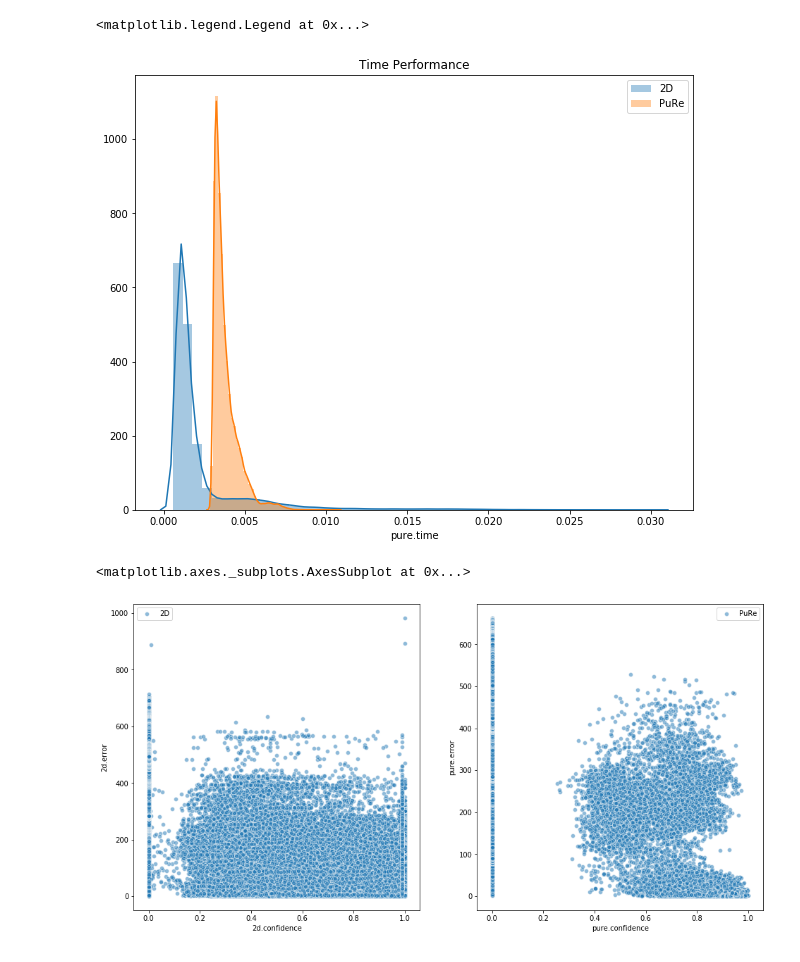
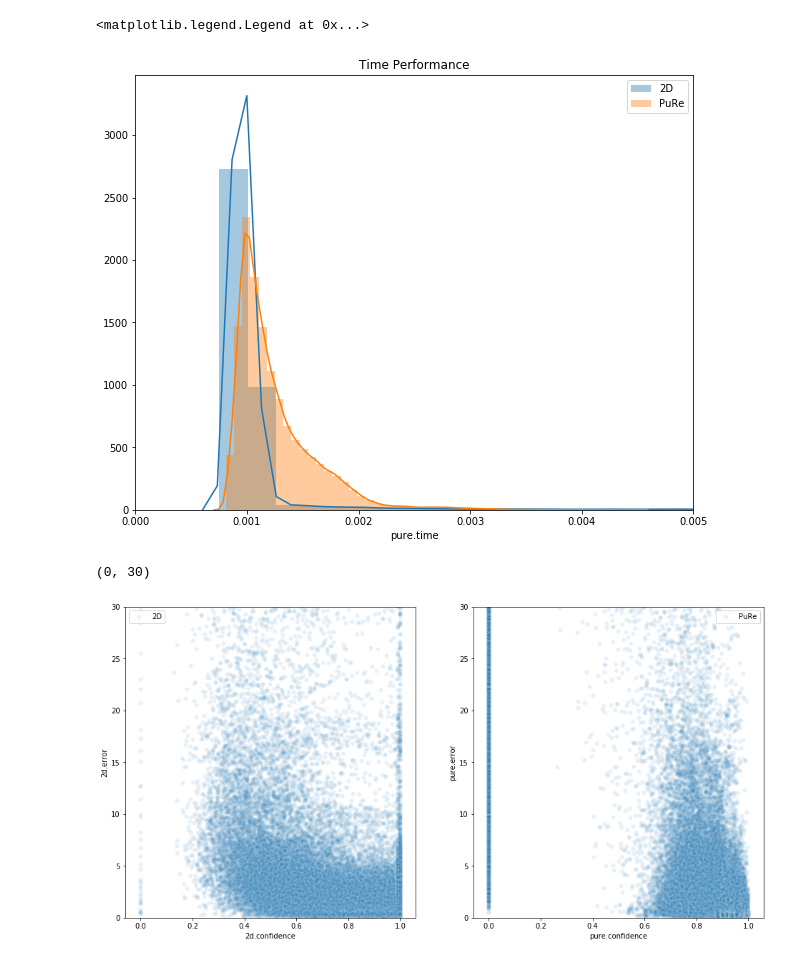
Before and after one commit to pupil-labs/PuRe-open, a Jupyter notebook: Comparison.ipynb, the cells around one changed output. Cells and saved outputs as stored; diff of their text form; code cells hidden in the pictures.

Commit message:
Resize images for analysis

```diff
--- a/Comparison.ipynb
+++ b/Comparison.ipynb
@@ -22,19 +11,22 @@ plt.figure(figsize=(10, 8))
 plt.title("Time Performance")
 sns.distplot(data["2d.time"], label="2D")
 sns.distplot(data["pure.time"], label="PuRe")
+plt.xlim(0, 0.005)
 plt.legend()
 # %% [output]
 <matplotlib.legend.Legend at 0x...>
-[figure, old version]
+[figure, new version]
 # %%
 data["2d.error"] = np.sqrt((data["2d.center_x"] - data["target_x"])**2 + (data["2d.center_y"] - data["target_y"])**2)
 data["pure.error"] = np.sqrt((data["pure.center_x"] - data["target_x"])**2 + (data["pure.center_y"] - data["target_y"])**2)
 # %%
 f, axes = plt.subplots(1, 2, figsize=(16, 8))
-sns.scatterplot(data=data[data["2d.error"] < 1000], x="2d.confidence", y="2d.error", label="2D", alpha=0.5, ax=axes[0])
-sns.scatterplot(data=data, x="pure.confidence", y="pure.error", label="PuRe", alpha=0.5, ax=axes[1])
+sns.scatterplot(data=data[data["2d.error"] < 1000], x="2d.confidence", y="2d.error", label="2D", alpha=0.1, ax=axes[0])
+axes[0].set_ylim(0, 30)
+sns.scatterplot(data=data, x="pure.confidence", y="pure.error", label="PuRe", alpha=0.1, ax=axes[1])
+axes[1].set_ylim(0, 30)
 # %% [output]
-<matplotlib.axes._subplots.AxesSubplot at 0x...>
+(0, 30)
-[figure, old version]
+[figure, new version]
 # %%
 plt.figure(figsize=(10, 8))
```
Also changed, not shown: parts of 6 cells of this notebook, 1 other file.
